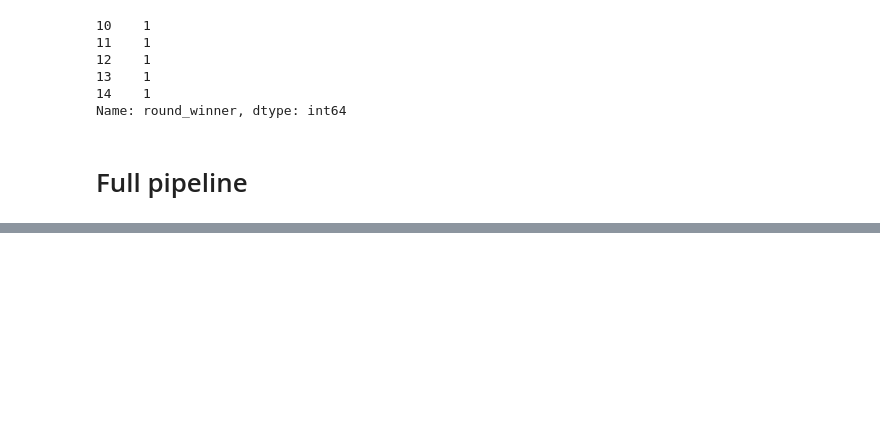
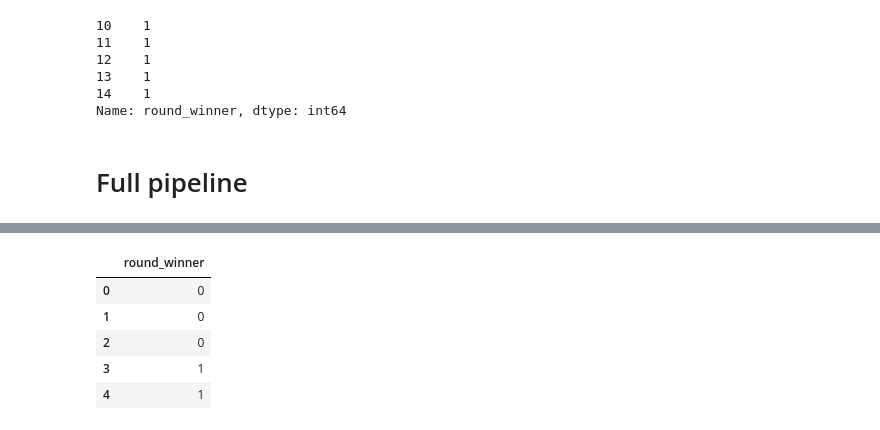
Before and after one commit to szelesaron/CS_GO_AI_competition, a Jupyter notebook: process_pipeline_done.ipynb, the cells around one changed output, grey strips where cells are left out. Saved outputs shown, nothing was run; the diff lists cells and outputs as text; code cells hidden in the pictures; blank space fills up the shorter version.

```diff
--- a/process_pipeline_done.ipynb
+++ b/process_pipeline_done.ipynb
@@ -483,0 +426,9 @@ array([[0.4537401 ],
+# %%
+a
+# %% [output]
+|  | round_winner |
+| 0 | 0 |
+| 1 | 0 |
+| 2 | 0 |
+| 3 | 1 |
+| 4 | 1 |
```
Also changed, not shown: parts of 22 cells of this notebook.
